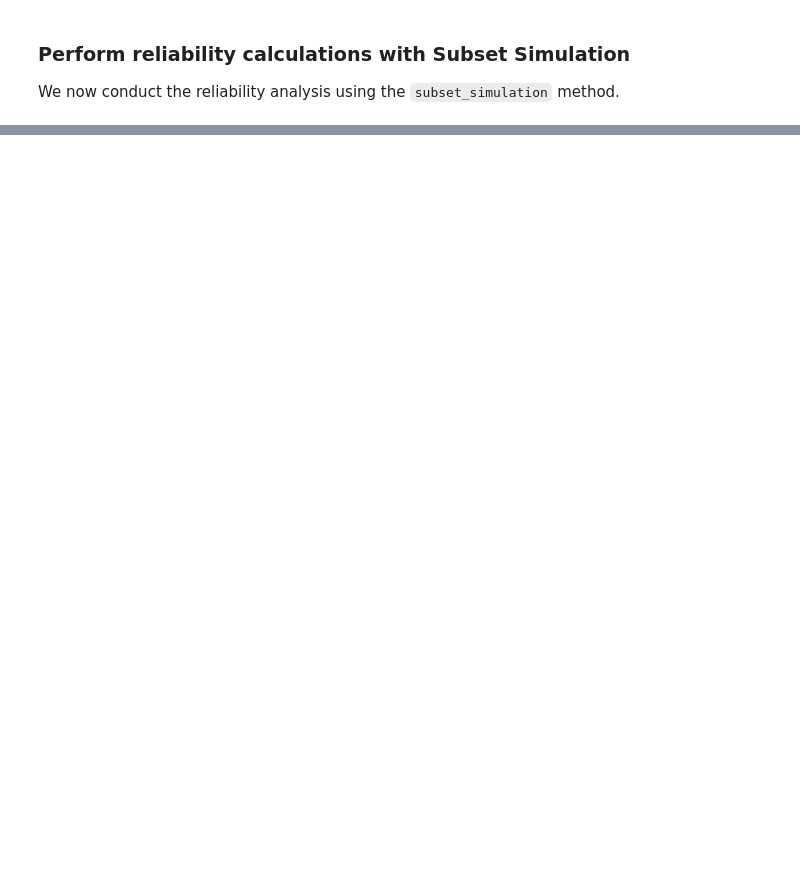
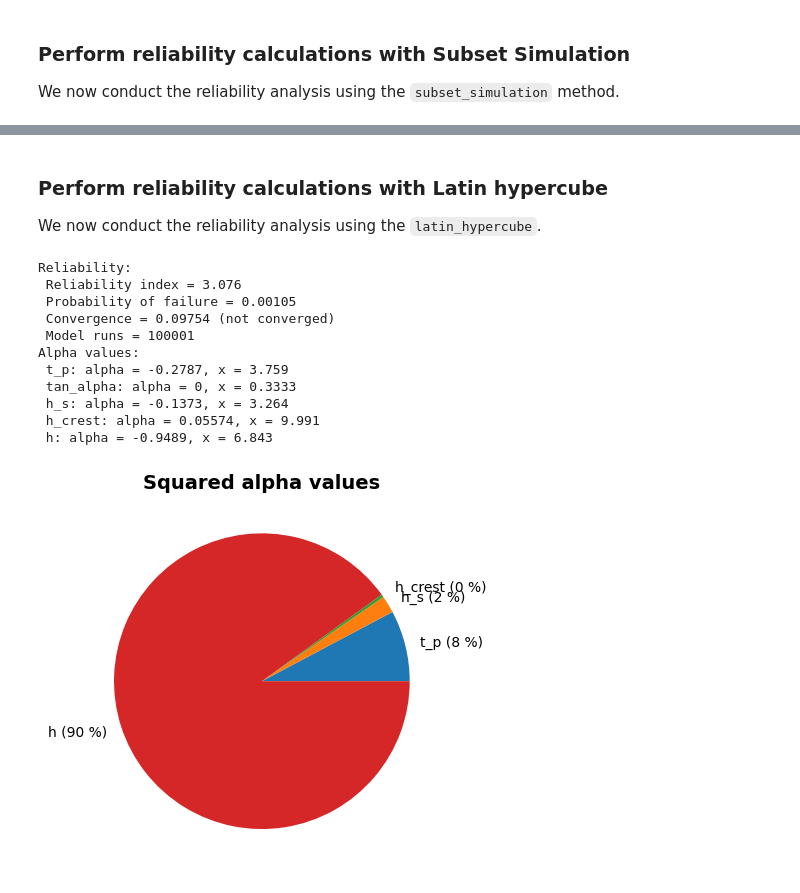
Before and after one commit to Deltares/ProbabilisticLibrary, a Jupyter notebook: sources/Deltares.Probabilistic.PWrapper.Notebooks/reliability_methods_hunt.ipynb, the cells around one changed output, grey strips where cells are left out. Drawn from its saved outputs; the diff is of its cells as text; code cells hidden in the pictures; blank space fills up the shorter version.

```diff
--- a/sources/Deltares.Probabilistic.PWrapper.Notebooks/reliability_methods_hunt.ipynb
+++ b/sources/Deltares.Probabilistic.PWrapper.Notebooks/reliability_methods_hunt.ipynb
@@ -212,0 +248,25 @@ Alpha values:
+# %% [markdown]
+### Perform reliability calculations with Latin hypercube
+
+We now conduct the reliability analysis using the `latin_hypercube`.
+# %%
+project.settings.reliability_method = ReliabilityMethod.latin_hypercube
+project.settings.minimum_samples = 100000
+
+project.run()
+
+project.design_point.print()
+project.design_point.plot_alphas()
+# %% [output]
+Reliability:
+ Reliability index = 3.076
+ Probability of failure = 0.00105
+ Convergence = 0.09754 (not converged)
+ Model runs = 100001
+Alpha values:
+ t_p: alpha = -0.2787, x = 3.759
+ tan_alpha: alpha = 0, x = 0.3333
+ h_s: alpha = -0.1373, x = 3.264
+ h_crest: alpha = 0.05574, x = 9.991
+ h: alpha = -0.9489, x = 6.843
+[figure, added]
```
Also changed, not shown: parts of 8 cells of this notebook, 42 other files.
